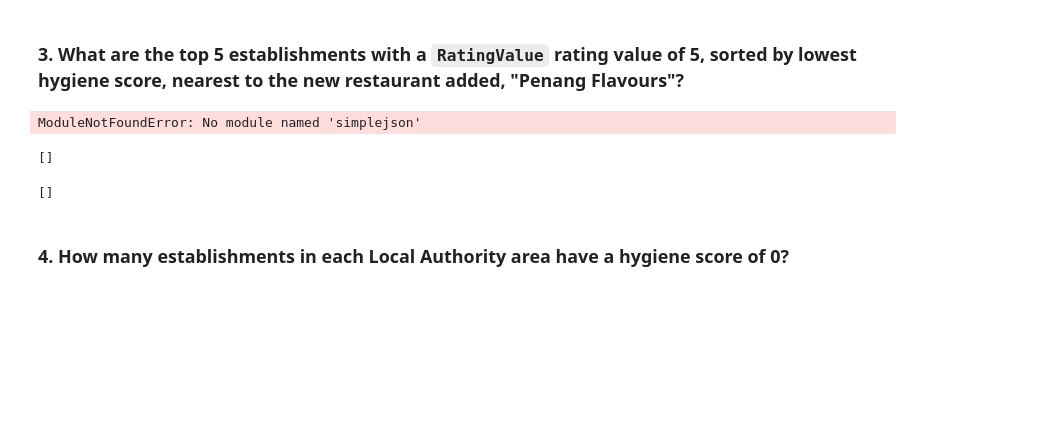
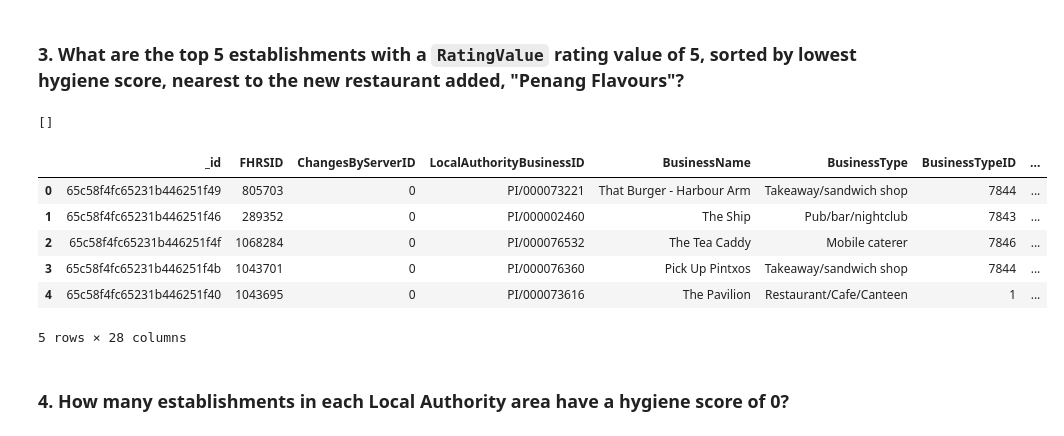
Before and after one commit to Evan-Mucciolo/nosql-challenge, a Jupyter notebook: Code Files/NoSQL_analysis_main.ipynb, the cells around one changed output. Saved outputs shown, nothing was run; the diff lists cells and outputs as text; code cells hidden in the pictures; blank space fills up the shorter version.

```diff
--- a/Code Files/NoSQL_analysis_main.ipynb
+++ b/Code Files/NoSQL_analysis_main.ipynb
@@ -160,29 +160,6 @@ london_df.head(10)
 10 rows × 28 columns
 # %% [markdown]
 ### 3. What are the top 5 establishments with a `RatingValue` rating value of 5, sorted by lowest hygiene score, nearest to the new restaurant added, "Penang Flavours"?
-# %%
-import simplejson as json
-from pymongo import MongoClient
-from decimal import Decimal
-from bson.decimal128 import Decimal128
-
-def convert_decimal(dict_item):
-    # This function iterates a dictionary looking for types of Decimal and converts them to Decimal128
-    # Embedded dictionaries and lists are called recursively.
-    if dict_item is None: return None
-
-    for k, v in list(dict_item.items()):
-        if isinstance(v, dict):
-            convert_decimal(v)
-        elif isinstance(v, list):
-            for l in v:
-                convert_decimal(l)
-        elif isinstance(v, Decimal):
-            dict_item[k] = Decimal128(str(v))
-
-    return dict_item
-# %% [output]
-ModuleNotFoundError: No module named 'simplejson'
 # %%
 # Search within 0.01 degree on either side of the latitude and longitude.
 # Rating value must equal 5
@@ -192,40 +169,46 @@ degree_search = 0.01
 latitude = 0.08384000
 longitude = 51.49014200
 
-latitude_range = {"$gte": Decimal128(str(latitude - degree_search)), "$lte": Decimal128(str(latitude + degree_search))}
-longitude_range = {"$gte": longitude - degree_search, "$lte": longitude + degree_search}
+#latitude_range = {"$gte": Decimal128(str(latitude - degree_search)), "$lte": Decimal128(str(latitude + degree_search))}
+#longitude_range = {"$gte": longitude - degree_search, "$lte": longitude + degree_search}
+
+# query = {
+
+#     'geocode.latitude': {'$gte': latitude-degree_search},
+#     'geocode.longitude':{"$lte": longitude + degree_search},
+#     'RatingValue': 5,
+#     'scores.Hygiene': {'$ne': None}
+# }
 
 query = {
-    'geocode.latitude': latitude_range,
-    #'geocode.longitude': longitude_range
+    'geocode.latitude': {'$gte': latitude - degree_search, '$lte': latitude + degree_search},
+    'geocode.longitude': {'$gte': longitude - degree_search, '$lte': longitude + degree_search},
     'RatingValue': 5,
     'scores.Hygiene': {'$ne': None}
 }
 
-#pprint(query)
 
-#query = {'RatingValue': 5, 'scores.Hygiene' : {'$ne': None},'geocode.latitude':latitude_range}
+
 sort =  [("scores.Hygiene", -1)]
 
 result_cursor = list(establishments.find(query).sort(sort).limit(5))
 
+
 # Print the results
 pprint(result_cursor)
 # %% [output]
 []
-# %%
-query = {'geocode.latitude': {'$gte':latitude-degree_search, '$lte':latitude+degree_search},
-         'geocode.longitude': {'$gte': longitude-degree_search, '$lte': longitude+degree_search},
-         'RatingValue': 5}
-sort = [('score.Hygiene', 1)]
-limit = 5
-
-# Print the results
-pprint(list(establishments.find(query).sort(sort).limit(limit)))
-# %% [output]
-[]
 # %%
 # Convert result to Pandas DataFrame
+closest_df = pd.DataFrame(result_cursor)
+# %% [output]
+|  | _id | FHRSID | ChangesByServerID | LocalAuthorityBusinessID | BusinessName | BusinessType | BusinessTypeID | ... |
+| 0 | 65c58f4fc65231b446251f49 | 805703 | 0 | PI/000073221 | That Burger - Harbour Arm | Takeaway/sandwich shop | 7844 | ... |
+| 1 | 65c58f4fc65231b446251f46 | 289352 | 0 | PI/000002460 | The Ship | Pub/bar/nightclub | 7843 | ... |
+| 2 | 65c58f4fc65231b446251f4f | 1068284 | 0 | PI/000076532 | The Tea Caddy | Mobile caterer | 7846 | ... |
+| 3 | 65c58f4fc65231b446251f4b | 1043701 | 0 | PI/000076360 | Pick Up Pintxos | Takeaway/sandwich shop | 7844 | ... |
+| 4 | 65c58f4fc65231b446251f40 | 1043695 | 0 | PI/000073616 | The Pavilion | Restaurant/Cafe/Canteen | 1 | ... |
+5 rows × 28 columns
 # %% [markdown]
 ### 4. How many establishments in each Local Authority area have a hygiene score of 0?
 # %%
```
Also changed, not shown: parts of 5 cells of this notebook.
